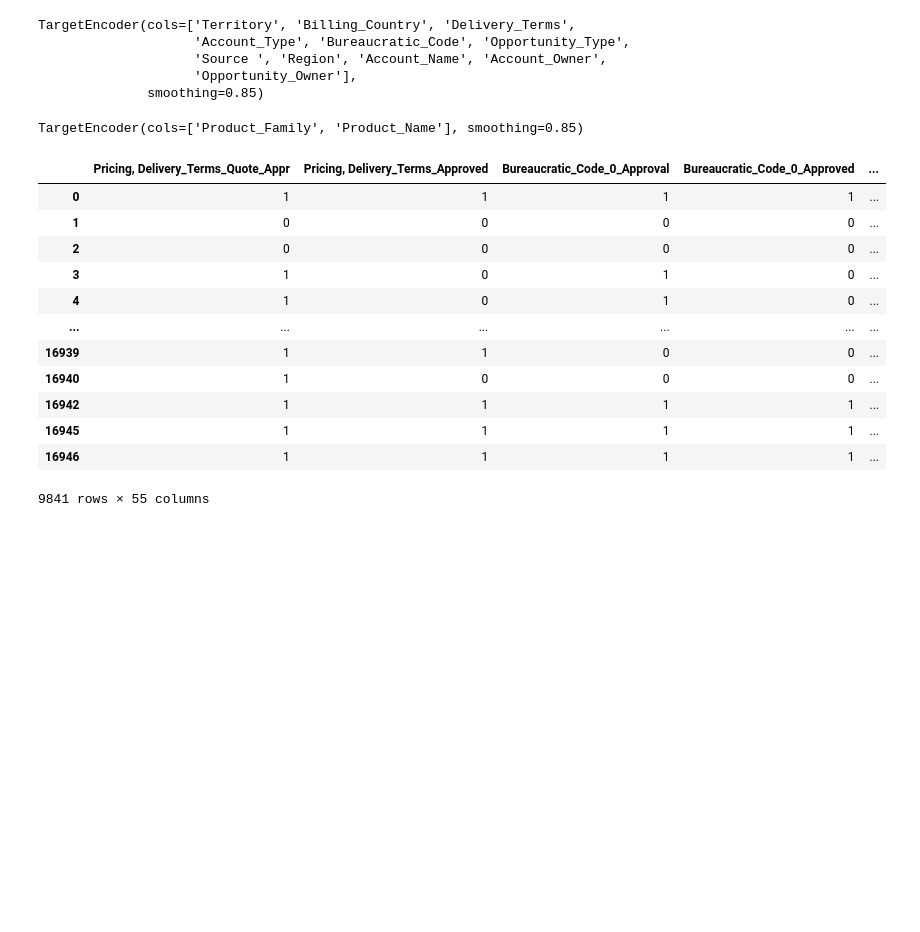
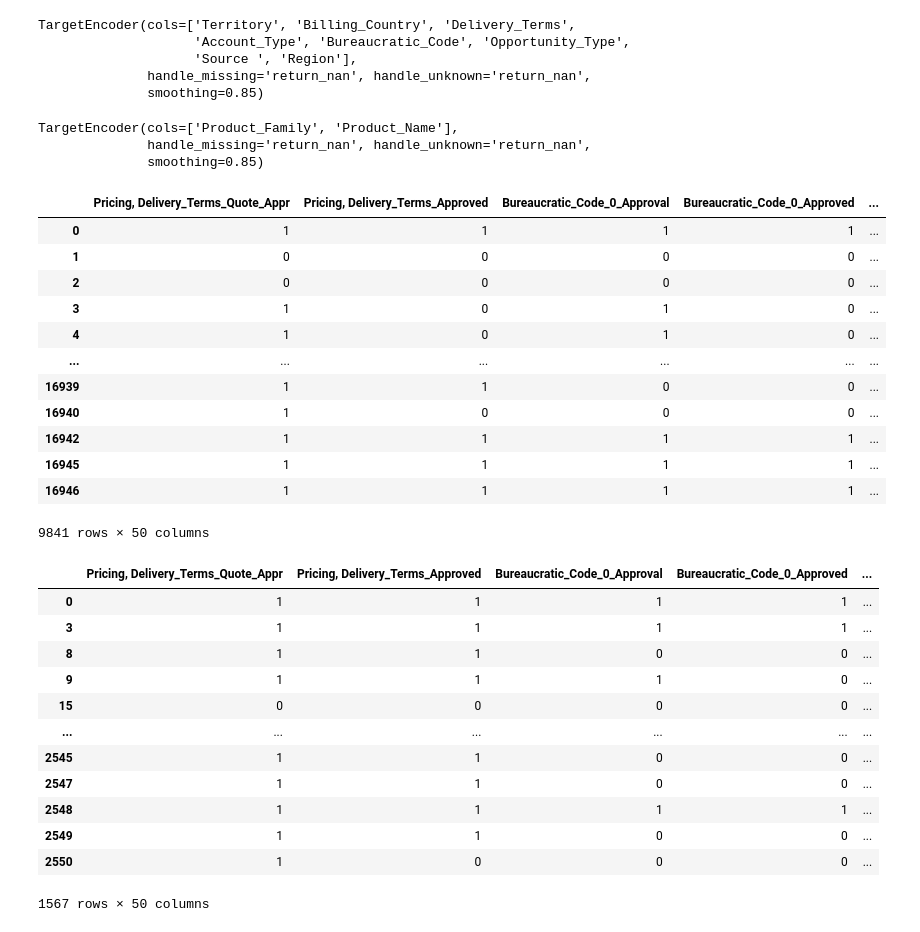
Before and after one commit to AgustinHejeij/tp2-datos, a Jupyter notebook: Feature Creation.ipynb, the cells around one changed output. Saved outputs shown, nothing was run; the diff lists cells and outputs as text; code cells hidden in the pictures; blank space fills up the shorter version.

```diff
--- a/Feature Creation.ipynb
+++ b/Feature Creation.ipynb
@@ -9,25 +9,29 @@ test = pd.read_csv('test.csv', encoding='utf-8')
 train['Target'] = (train.Stage=='Closed Won').astype('int')
 # %%
 features = ['Territory', 'Billing_Country', 'Delivery_Terms', 'Account_Type', 'Bureaucratic_Code',
-            'Opportunity_Type', 'Source ', 'Region', 'Account_Name', 'Account_Owner', 'Opportunity_Owner']
+            'Opportunity_Type', 'Source ', 'Region']
 
 codif_df = train.drop_duplicates(subset='Opportunity_ID')
 
-encoder = ce.TargetEncoder(cols=features, smoothing = 0.85)
+encoder = ce.TargetEncoder(cols=features, smoothing = 0.85, \
+                           handle_missing='return_nan', handle_unknown='return_nan')
 encoder.fit(codif_df[features],codif_df['Target'])
 # %% [output]
 TargetEncoder(cols=['Territory', 'Billing_Country', 'Delivery_Terms',
                     'Account_Type', 'Bureaucratic_Code', 'Opportunity_Type',
-                    'Source ', 'Region', 'Account_Name', 'Account_Owner',
-                    'Opportunity_Owner'],
+                    'Source ', 'Region'],
+              handle_missing='return_nan', handle_unknown='return_nan',
               smoothing=0.85)
 # %%
 prods = ['Product_Family', 'Product_Name']
 
-prod_encoder = ce.TargetEncoder(cols=prods, smoothing=0.85)
+prod_encoder = ce.TargetEncoder(cols=prods, smoothing=0.85, \
+                                handle_missing='return_nan', handle_unknown='return_nan')
 prod_encoder.fit(train[prods], train['Target'])
 # %% [output]
-TargetEncoder(cols=['Product_Family', 'Product_Name'], smoothing=0.85)
+TargetEncoder(cols=['Product_Family', 'Product_Name'],
+              handle_missing='return_nan', handle_unknown='return_nan',
+              smoothing=0.85)
 # %%
 def hasData(t):
     for x in t:
@@ -51,7 +55,7 @@ def set_df(df):
 
     df['Total_Amount_USD'] = df['Convertibility']*df['Total_Amount']
     df['Total_Amount_Sum_USD'] = df['Convertibility']*df['Total_Amount_Sum']
-    df['Total_Taxable_Amount_USD'] = train['Convertibility']*df['Total_Taxable_Amount']
+    df['Total_Taxable_Amount_USD'] = df['Convertibility']*df['Total_Taxable_Amount']
 
     df.Opportunity_Created_Date = pd.to_datetime(df.Opportunity_Created_Date, errors='coerce')
     df.Planned_Delivery_Start_Date = pd.to_datetime(df.Planned_Delivery_Start_Date, errors='coerce')
@@ -105,10 +109,10 @@ def set_df(df):
     df['Total_TRF'] = df.groupby('Opportunity_ID')['TRF'].transform('sum')
     df['Price_Per_TRF'] = (df.Total_Amount_Sum_USD/df.Total_TRF).replace([np.inf, -np.inf], 0)
 
-    df = df.join(prod_encoder.transform(df[prods]).add_suffix('_target'))
+    #df = df.join(prod_encoder.transform(df[prods]).add_suffix('_target'))
 
-    df['Product_Family_target'] = df.groupby('Opportunity_ID')['Product_Family_target'].transform(mul)
-    df['Product_Name_target'] = df.groupby('Opportunity_ID')['Product_Name_target'].transform(mul)
+    #df['Product_Family_target'] = df.groupby('Opportunity_ID')['Product_Family_target'].transform(mul)
+    #df['Product_Name_target'] = df.groupby('Opportunity_ID')['Product_Name_target'].transform(mul)
 
     df.drop_duplicates(subset='Opportunity_ID', inplace=True)
 
@@ -139,7 +143,6 @@ def set_df(df):
     df['Days_Modified_Diff_to_End_Delivery'] = df.Last_Modified_Date - df.Planned_Delivery_End_Date
     df.Days_Modified_Diff_to_End_Delivery = df.Days_Modified_Diff_to_End_Delivery.astype('timedelta64[D]')
 
-
     df['Quarter_Creation'] = df.Opportunity_Created_Date.dt.quarter
     df['Quarter_Delivery'] = df.Planned_Delivery_Start_Date.dt.quarter
 
@@ -176,7 +179,23 @@ train_set
 | 16942 | 1 | 1 | 1 | 1 | ... |
 | 16945 | 1 | 1 | 1 | 1 | ... |
 | 16946 | 1 | 1 | 1 | 1 | ... |
-9841 rows × 55 columns
+9841 rows × 50 columns
 # %%
 test['Target'] = (test['Sales_Contract_No'] != 'None').astype('int')
 test_set = set_df(test)
+# %%
+test_set
+# %% [output]
+|  | Pricing, Delivery_Terms_Quote_Appr | Pricing, Delivery_Terms_Approved | Bureaucratic_Code_0_Approval | Bureaucratic_Code_0_Approved | ... |
+| 0 | 1 | 1 | 1 | 1 | ... |
+| 3 | 1 | 1 | 1 | 1 | ... |
+| 8 | 1 | 1 | 0 | 0 | ... |
+| 9 | 1 | 1 | 1 | 0 | ... |
+| 15 | 0 | 0 | 0 | 0 | ... |
+| ... | ... | ... | ... | ... | ... |
+| 2545 | 1 | 1 | 0 | 0 | ... |
+| 2547 | 1 | 1 | 0 | 0 | ... |
+| 2548 | 1 | 1 | 1 | 1 | ... |
+| 2549 | 1 | 1 | 0 | 0 | ... |
+| 2550 | 1 | 0 | 0 | 0 | ... |
+1567 rows × 50 columns
```
Also changed, not shown: parts of 3 cells of this notebook, 17 other files.
